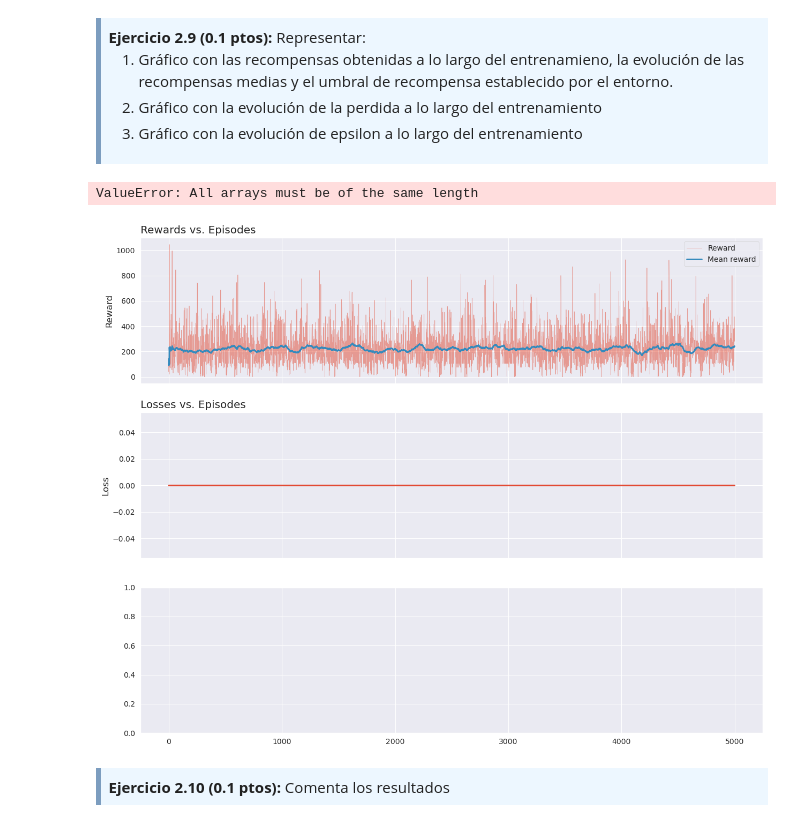
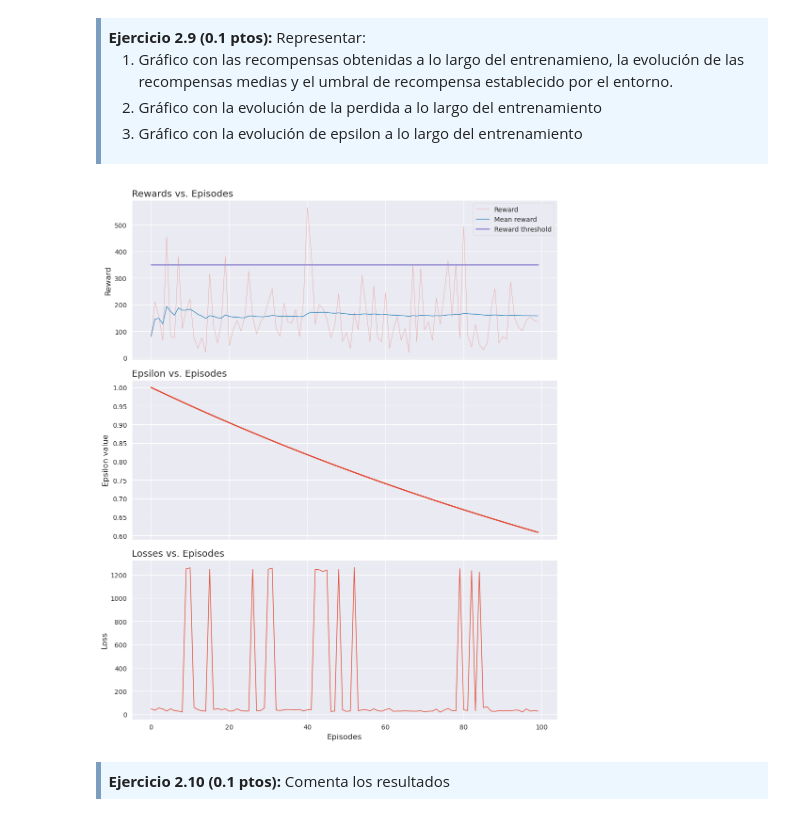
Before and after one commit to gvillalba86/ReinforcementLearning, a Jupyter notebook: PEC2_Approximation_Models/M2.883_2022_1_PEC2-gvillalbaa.ipynb, the cells around one changed output. Saved outputs shown, nothing was run; the diff lists cells and outputs as text; code cells hidden in the pictures.

```diff
--- a/PEC2_Approximation_Models/M2.883_2022_1_PEC2-gvillalbaa.ipynb
+++ b/PEC2_Approximation_Models/M2.883_2022_1_PEC2-gvillalbaa.ipynb
@@ -541,9 +549,13 @@ class stack_frame_wrapper(gym.ObservationWrapper):
         self.state_stack = stack_frame(self.state_stack, obs, False)
         return self.state_stack
 # %%
-env = gym.make('SpaceInvaders-v4', render_mode='rgb_array')
-env = preprocess_observation_wrapper(env)
-env = stack_frame_wrapper(env, 4)
+def make_env(env_name:str) -> gym.Env:
+    env = gym.make(env_name, render_mode='rgb_array')
+    env = preprocess_observation_wrapper(env)
+    env = stack_frame_wrapper(env, 4)
+    return env
+
+env = make_env('SpaceInvaders-v4')
 print(f'Final observation space size: {env.observation_space.shape}')
 # %% [output]
 Final observation space size: (4, 84, 84)
@@ -661,0 +677,10 @@ class DQN_CNN(nn.Module):
+# %%
+device = "cuda" if torch.cuda.is_available() else "cpu"
+net = DQN_CNN(env, learning_rate=0.001, device=device)
+print(net)
+obs = env.reset()
+obs_net = torch.FloatTensor(obs).to(device=device).unsqueeze(0)
+print(f'Input tensor to the CNN: {obs_net.shape}')
+output = net(obs_net)
+print(f'Output tensor:{output}')
+print(f'Output tensor shape:{output.shape}')
@@ -995,34 +1058,36 @@ KeyboardInterrupt:
 # %%
 def plot_results(rewards=0, mean_rewards=0, reward_threshold=0, losses=0, epsilon=0):
     sns.set_style('darkgrid')
     # Rewards
-    fig, ax = plt.subplots(3, 1, figsize=(15, 12), sharex=True)
+    fig, ax = plt.subplots(3, 1, figsize=(10, 12), sharex=True)
     episodes = range(len(agent.training_rewards))
-    sns.lineplot(x=episodes, y=agent.training_rewards, label='Reward',ax=ax[0], lw=0.5, alpha=0.5)
-    sns.lineplot(x=episodes, y=agent.mean_training_rewards, label='Mean reward', ax=ax[0])
+    sns.lineplot(x=episodes, y=rewards, label='Reward', ax=ax[0], lw=0.5, alpha=0.5)
+    sns.lineplot(x=episodes, y=mean_rewards, label='Mean reward', ax=ax[0], lw=1)
+    sns.lineplot(x=episodes, y=reward_threshold, label='Reward threshold', ax=ax[0])
     ax[0].set_title('Rewards vs. Episodes')
     ax[0].set_xlabel('Episodes')
     ax[0].set_ylabel('Reward')
+    # Epsilon
+    sns.lineplot(x=episodes, y=epsilon, ax=ax[1])
+    ax[1].set_title('Epsilon vs. Episodes')
+    ax[1].set_xlabel('Episodes')
+    ax[1].set_ylabel('Epsilon value')
     # Losses
-    sns.lineplot(x=episodes, y=losses,ax=ax[1])
-    ax[1].set_title('Losses vs. Episodes')
-    ax[1].set_xlabel('Episodes')
-    ax[1].set_ylabel('Loss')
-    # Epsilon
-    sns.lineplot(x=episodes, y=epsilon, ax=ax[2])
-    ax[2].set_title('Epsilon vs. Episodes')
+    sns.lineplot(x=episodes, y=losses, ax=ax[2], lw=1)
+    ax[2].set_title('Losses vs. Episodes')
     ax[2].set_xlabel('Episodes')
-    ax[2].set_ylabel('Epsilon value')
+    ax[2].set_ylabel('Loss')
     plt.tight_layout()
     plt.show()
 
 
 plot_results(rewards = agent.training_rewards,
              mean_rewards = agent.mean_training_rewards,
-             epsilon = agent.sync_eps)
+             reward_threshold = agent.reward_threshold,
+             losses = agent.losses,
+             epsilon = agent.epsilons)
 # %% [output]
-ValueError: All arrays must be of the same length
-[figure, old version]
+[figure, new version]
 # %% [markdown]
 <div style="background-color: #EDF7FF; border-color: #7C9DBF; border-left: 5px solid #7C9DBF; padding: 0.5em;">
     <strong>Ejercicio 2.10 (0.1 ptos):</strong> Comenta los resultados
```
Also changed, not shown: parts of 28 cells of this notebook, 1 other file.
